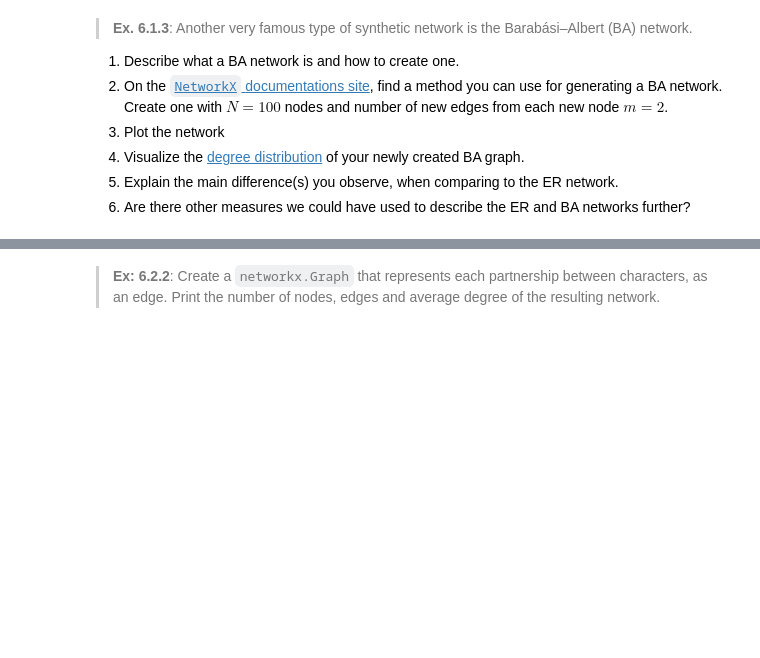
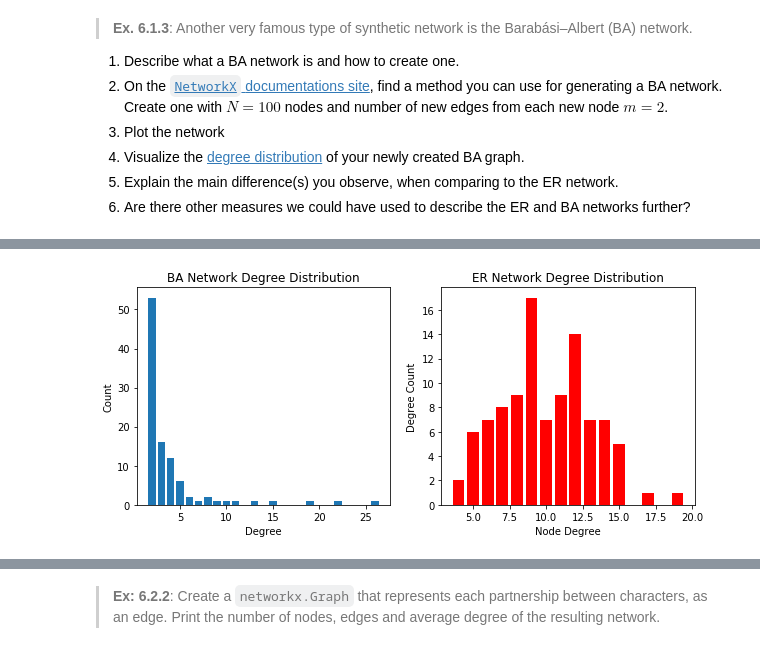
Before and after one commit to John-Lichtenauer/BigDataAsssignment, a Jupyter notebook: assignment2.ipynb, the cells around one changed output, grey strips where cells are left out. Drawn from its saved outputs; the diff is of its cells as text; code cells hidden in the pictures; blank space fills up the shorter version.

```diff
--- a/assignment2.ipynb
+++ b/assignment2.ipynb
@@ -48,0 +77,39 @@ An example of a real network with many connections is a social network, since pe
+# %%
+#This is the ER Grpah from a previous quesiton that we will need later:
+ERgraph = nx.erdos_renyi_graph(100, 0.1)
+# %%
+# 4. Degree Distribution
+
+# G.degree() creates a dictionary of degree (d) for each (n)
+## here we are pulling out the degrees
+degree_sequence = sorted([d for n, d in BAgraph.degree()], reverse = True)
+
+#count how many of each degree level we have
+distribution = collections.Counter(degree_sequence)
+
+#Counter results in a tuple; zip function allows us to split tuple into two separate lists
+degree, count = zip(*distribution.items())
+
+#change figure size
+plt.figure(figsize=(10,4))
+
+# Plot BA Network
+plt.subplot(1,2,1)
+plt.bar(degree, count)
+plt.title("BA Network Degree Distribution")
+plt.ylabel("Count")
+plt.xlabel("Degree")
+
+#Plot ER Network for comparison
+ERdegree_sequence = sorted([d for n, d in ERgraph.degree()], reverse = True)
+ERdistribution = collections.Counter(ERdegree_sequence)
+ER_degree, ER_count = zip(*ERdistribution.items())
+plt.subplot(1,2,2)
+plt.bar(ER_degree, ER_count, color = 'r')
+plt.title("ER Network Degree Distribution")
+plt.ylabel("Degree Count")
+plt.xlabel("Node Degree")
+
+plt.show()
+# %% [output]
+[figure, added]
```
Also changed, not shown: parts of 3 cells of this notebook.
